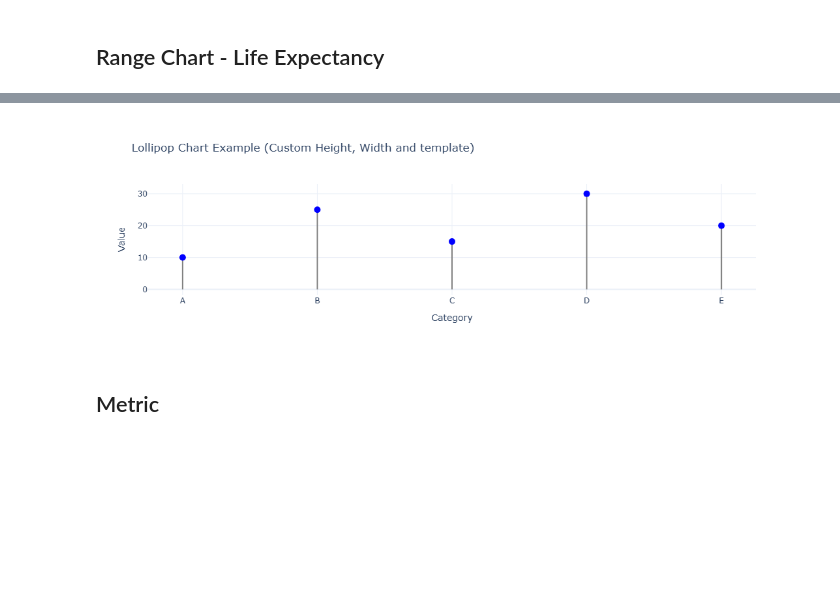
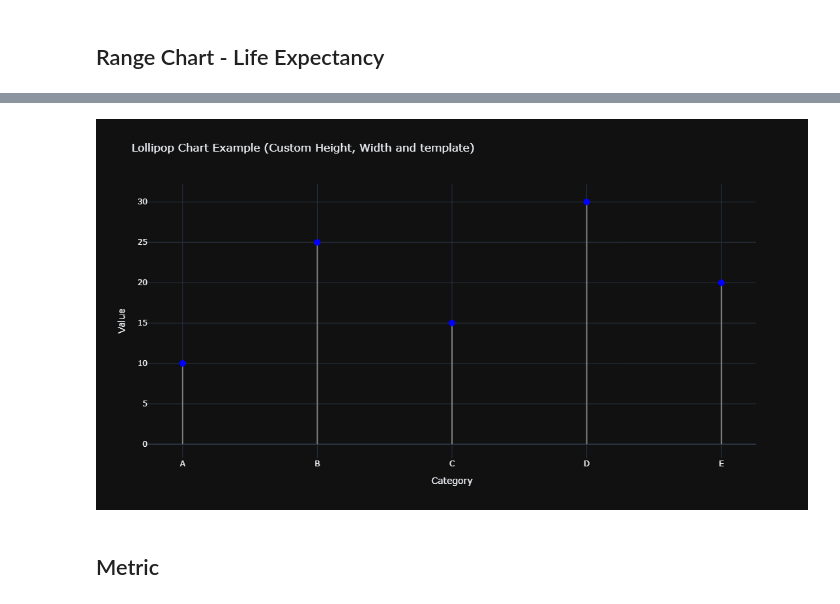
Before and after one commit to alanjones2/px-xtras2, a Jupyter notebook: demo/demo.ipynb, the cells around one changed output, grey strips where cells are left out. Cells and saved outputs as stored; diff of their text form; code cells hidden in the pictures; blank space fills up the shorter version.

```diff
--- a/demo/demo.ipynb
+++ b/demo/demo.ipynb
@@ -212,18 +246,18 @@ fig_range_life.show()
 # %%
 lollipop_df = pd.DataFrame({
     'Category': ['A', 'B', 'C', 'D', 'E'],
     'Value': [10, 25, 15, 30, 20]
 })
 fig_lollipop = pxx.lollipop_chart(df=lollipop_df,
                                  categories_col='Category',
                                  values_col='Value',
                                  title='Lollipop Chart Example (Custom Height, Width and template)',
-                                 height=350,
-                                 width=600,
-                                 template='plotly_white')
+                                 template="plotly_dark",
+                                 height=600,
+                                 width=800)
 fig_lollipop.show()
 # %% [output]
-[figure, old version]
+[figure, new version]
 # %% [markdown]
 ## Metric
 # %%
```
Also changed, not shown: parts of 22 cells of this notebook.
